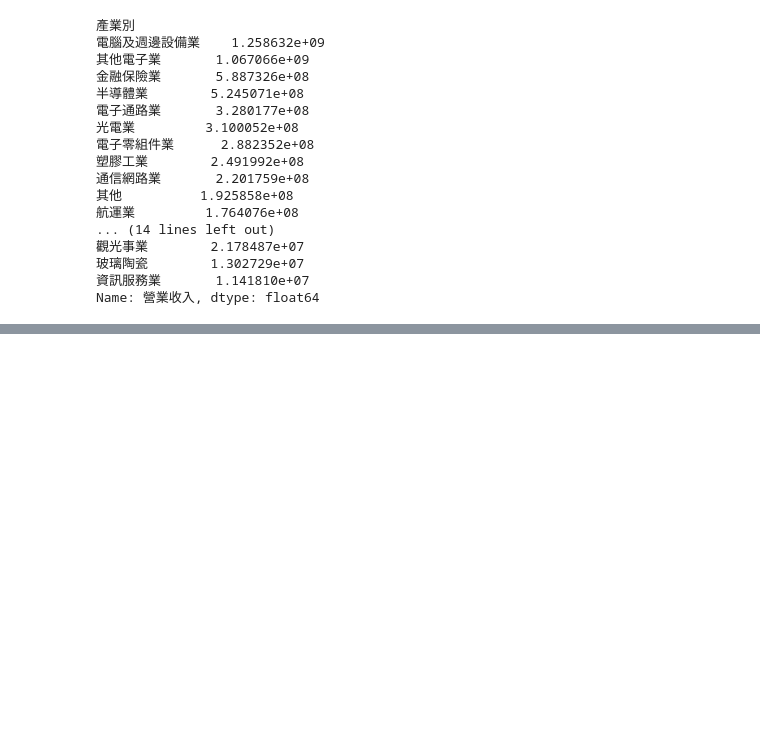
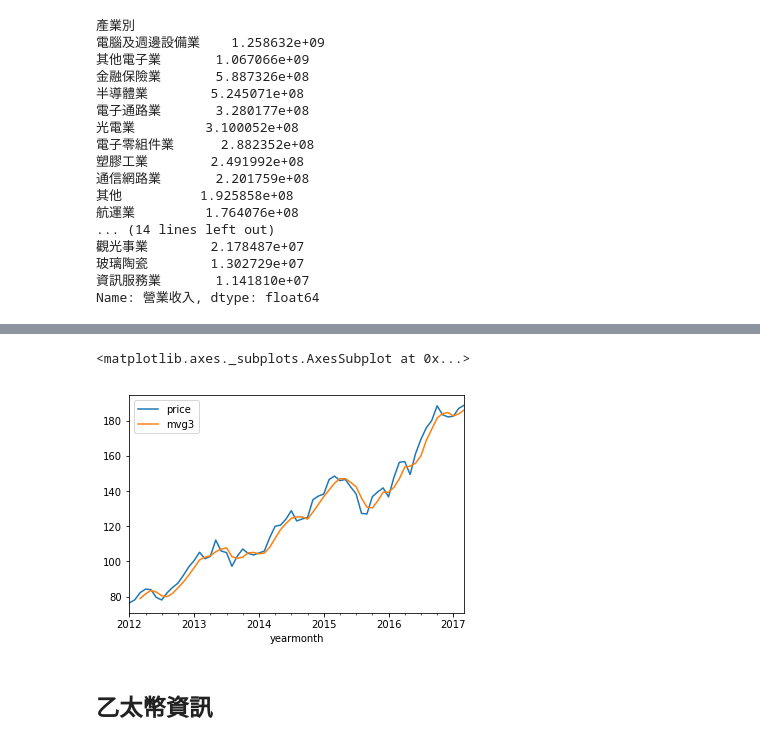
Before and after one commit to nagi31904/python_network_1, a Jupyter notebook: python_network2.ipynb, the cells around one changed output, grey strips where cells are left out. Cells and saved outputs as stored; diff of their text form; code cells hidden in the pictures; blank space fills up the shorter version.

```diff
--- a/python_network2.ipynb
+++ b/python_network2.ipynb
@@ -425,0 +544,10 @@ Name: 營業收入, dtype: float64
+# %%
+stockdf['mvg3']= stockdf['price'].rolling(window= 3).mean()
+# %%
+# plot line chart
+stockdf[['price', 'mvg3']].plot(kind = 'line')
+# %% [output]
+<matplotlib.axes._subplots.AxesSubplot at 0x...>
+[figure, added]
+# %% [markdown]
+## 乙太幣資訊
```
Also changed, not shown: parts of 22 cells of this notebook.
